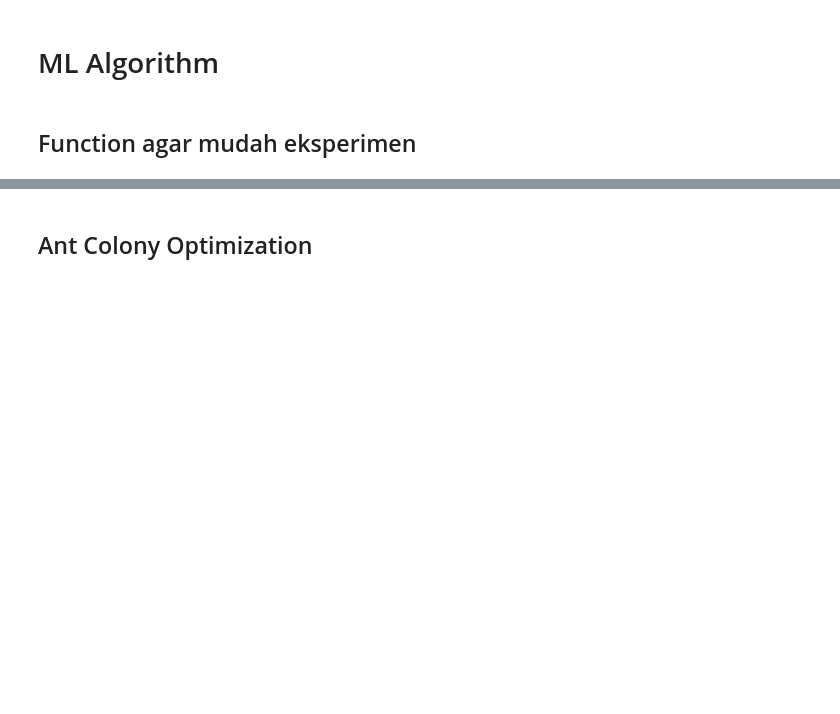
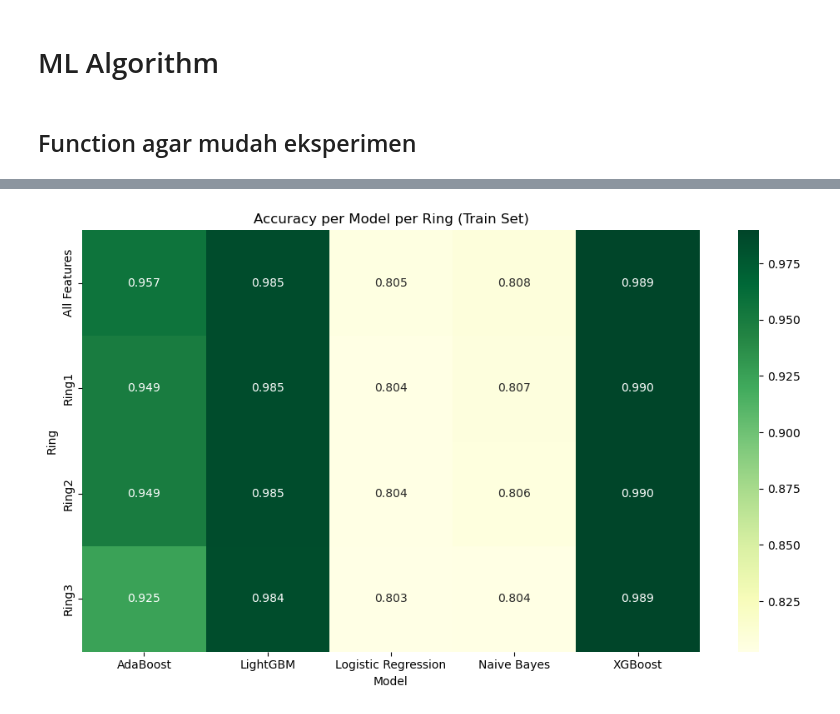
Before and after one commit to astynabilah/Credit-Risk-Prediction, a Jupyter notebook: 3. Cleansing and Modelling.ipynb, the cells around one changed output, grey strips where cells are left out. Cells and saved outputs as stored; diff of their text form; code cells hidden in the pictures; blank space fills up the shorter version.

```diff
--- a/3. Cleansing and Modelling.ipynb
+++ b/3. Cleansing and Modelling.ipynb
@@ -451,6 +472,6 @@ Kolom yang dihapus: kolom Ring1 + kolom Ring2 + last_pymnt_amnt
 #### Correlation negatif
 Tidak ada yang extreme
 # %%
-ring1_columns = [col for col in all_features if col not in ['funded_amt', 'loan_amnt', 'out_prncp', 'total_pymnt_inv', 'funded_amnt_inv','total_pymnt']]
-ring2_columns = [col for col in all_features if col not in ['funded_amt', 'loan_amnt', 'out_prncp', 'total_pymnt_inv', 'funded_amnt_inv','total_pymnt', 'collection_recovery_fee', 'revol_bal']]
-ring3_columns = [col for col in all_features if col not in ['funded_amt', 'loan_amnt', 'out_prncp', 'total_pymnt_inv', 'funded_amnt_inv','total_pymnt', 'collection_recovery_fee', 'revol_bal', 'last_pymnt_amnt']]
+ring1_columns = [col for col in selected_features if col not in ['funded_amt', 'loan_amnt', 'out_prncp_inv', 'total_pymnt_inv', 'funded_amnt_inv','total_pymnt']]
+ring2_columns = [col for col in selected_features if col not in ['funded_amt', 'loan_amnt', 'out_prncp_inv', 'total_pymnt_inv', 'funded_amnt_inv','total_pymnt', 'collection_recovery_fee', 'revol_bal']]
+ring3_columns = [col for col in selected_features if col not in ['funded_amt', 'loan_amnt', 'out_prncp_inv', 'total_pymnt_inv', 'funded_amnt_inv','total_pymnt', 'collection_recovery_fee', 'revol_bal', 'last_pymnt_amnt']]
@@ -506,6 +623,6 @@ def evaluate_models(X_train, X_test, y_train, y_test):
 def run_ring_experiment(X_train_base, X_test_base, ring_columns, ring_name):
     X_train = X_train_base[ring_columns]
     X_test = X_test_base[ring_columns]
-    result = evaluate_models(X_train, X_test, y_train, y_test)
+    result = evaluate_models(X_train, X_test, y_train, y_test, ring_name)
     result['Ring'] = ring_name
     return result
@@ -523,2 +683,0 @@ all_results
-# %% [markdown]
-## Ant Colony Optimization
@@ -524,0 +686,17 @@ all_results
+# %%
+import seaborn as sns
+import matplotlib.pyplot as plt
+
+df_plot = all_results[all_results['dataset'] == 'train']
+
+pivot = df_plot.pivot(index='Ring', columns='algorithm', values='f1_score')
+
+plt.figure(figsize=(10, 6))
+sns.heatmap(pivot, annot=True, fmt=".3f", cmap="YlGn")
+plt.title("Accuracy per Model per Ring (Train Set)")
+plt.ylabel("Ring")
+plt.xlabel("Model")
+plt.tight_layout()
+plt.show()
+# %% [output]
+[figure, added]
```
Also changed, not shown: parts of 30 cells of this notebook, 6 other files.
